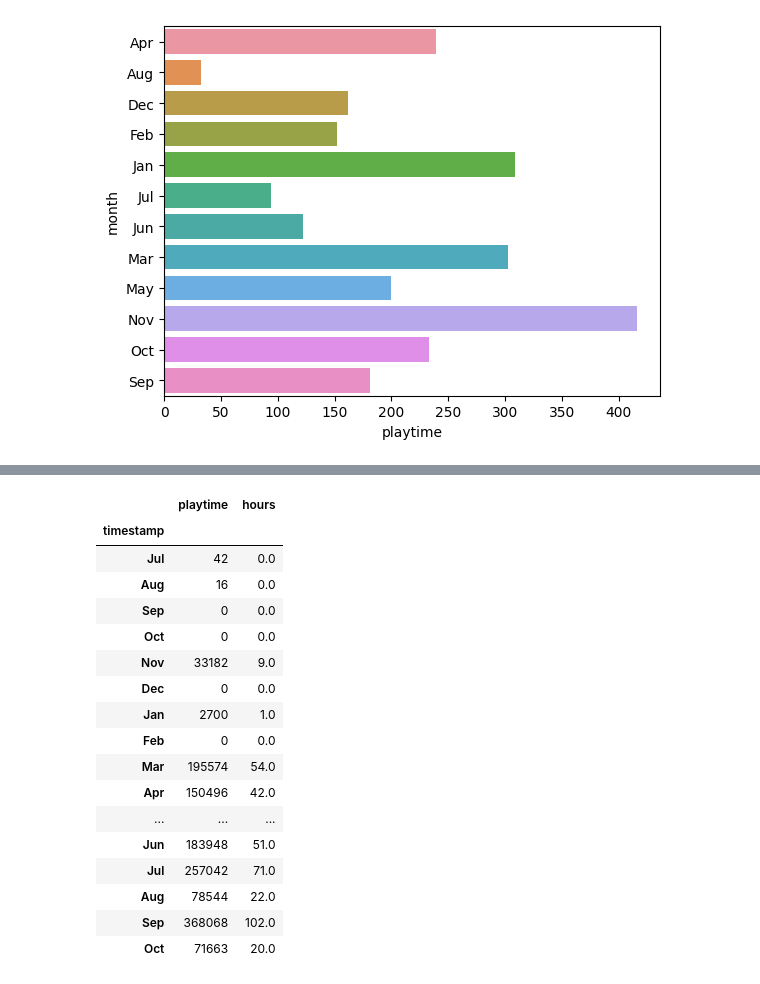
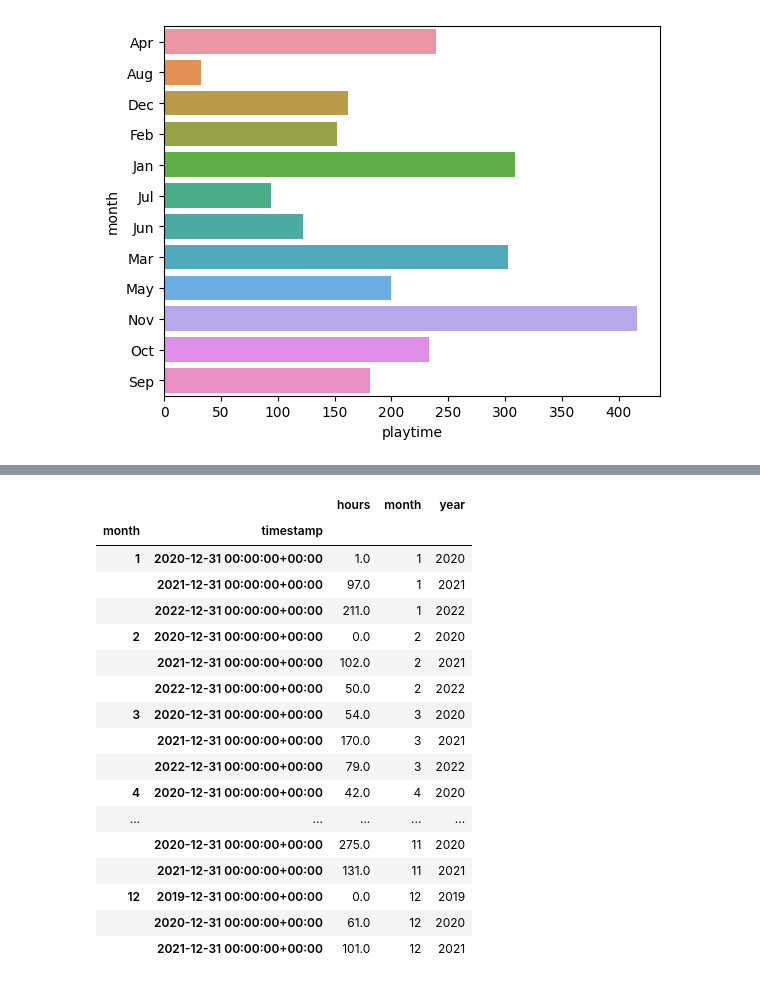
Before and after one commit to mmmuir/CL_DA2, a Jupyter notebook: spotipy_analysis.ipynb, the cells around one changed output, grey strips where cells are left out. Drawn from its saved outputs; the diff is of its cells as text; code cells hidden in the pictures.

Commit message:
getting a LITTLE BIT closer to average by month

```diff
--- a/spotipy_analysis.ipynb
+++ b/spotipy_analysis.ipynb
@@ -269,41 +279,47 @@ pod = pod_df.copy()
 # %%
 # import_all()
 pod = pod_df.copy()
 pod.loc[:, 'hours'] = pod_df.loc[:, 'playtime'].copy() / 3600
-pod.drop(columns=['spotify_episode_uri',
+pod = pod.drop(columns=['spotify_episode_uri',
                             'start',
-                           'playtime'])
+                           'playtime', "episode", "show", "start", "end", "date", "time", "day"])
 pod.index = pod.timestamp
-podm = pod.resample("M").sum().round()
+podm = pod.resample("M").sum(numeric_only=True).round()
 podm
 # podm.index.month
 
 # pod.loc[:, "hours"] = pod_df.loc[:, "playtime"] / 3600
 # pod.drop(columns=["spotify_episode_uri", "start", "playtime"])
 # pod.index = pod.timestamp
 # pod
 
+podm["month"] = podm.index.month
+podm["year"] = podm.index.year
 
-podm.index = podm.index.strftime("%b")
-podm
+# podm.resample("")
+# podm.index = podm.index.strftime("%b")
+# podm.resample("")
+podm_gb = podm.groupby("month")
+podm_gb = podm_gb.resample("Y").sum(numeric_only=False).round()
+podm_gb
 # %% [output]
-|  | playtime | hours |
-| timestamp |  |  |
-| Jul | 42 | 0.0 |
-| Aug | 16 | 0.0 |
-| Sep | 0 | 0.0 |
-| Oct | 0 | 0.0 |
-| Nov | 33182 | 9.0 |
-| Dec | 0 | 0.0 |
-| Jan | 2700 | 1.0 |
-| Feb | 0 | 0.0 |
-| Mar | 195574 | 54.0 |
-| Apr | 150496 | 42.0 |
-| ... | ... | ... |
-| Jun | 183948 | 51.0 |
-| Jul | 257042 | 71.0 |
-| Aug | 78544 | 22.0 |
-| Sep | 368068 | 102.0 |
-| Oct | 71663 | 20.0 |
+|  |  | hours | month | year |
+| month | timestamp |  |  |  |
+| 1 | 2020-12-31 00:00:00+00:00 | 1.0 | 1 | 2020 |
+|  | 2021-12-31 00:00:00+00:00 | 97.0 | 1 | 2021 |
+|  | 2022-12-31 00:00:00+00:00 | 211.0 | 1 | 2022 |
+| 2 | 2020-12-31 00:00:00+00:00 | 0.0 | 2 | 2020 |
+|  | 2021-12-31 00:00:00+00:00 | 102.0 | 2 | 2021 |
+|  | 2022-12-31 00:00:00+00:00 | 50.0 | 2 | 2022 |
+| 3 | 2020-12-31 00:00:00+00:00 | 54.0 | 3 | 2020 |
+|  | 2021-12-31 00:00:00+00:00 | 170.0 | 3 | 2021 |
+|  | 2022-12-31 00:00:00+00:00 | 79.0 | 3 | 2022 |
+| 4 | 2020-12-31 00:00:00+00:00 | 42.0 | 4 | 2020 |
+| ... | ... | ... | ... | ... |
+|  | 2020-12-31 00:00:00+00:00 | 275.0 | 11 | 2020 |
+|  | 2021-12-31 00:00:00+00:00 | 131.0 | 11 | 2021 |
+| 12 | 2019-12-31 00:00:00+00:00 | 0.0 | 12 | 2019 |
+|  | 2020-12-31 00:00:00+00:00 | 61.0 | 12 | 2020 |
+|  | 2021-12-31 00:00:00+00:00 | 101.0 | 12 | 2021 |
 # %%
 streams_af_df
```
Also changed, not shown: parts of 1 cell of this notebook.
